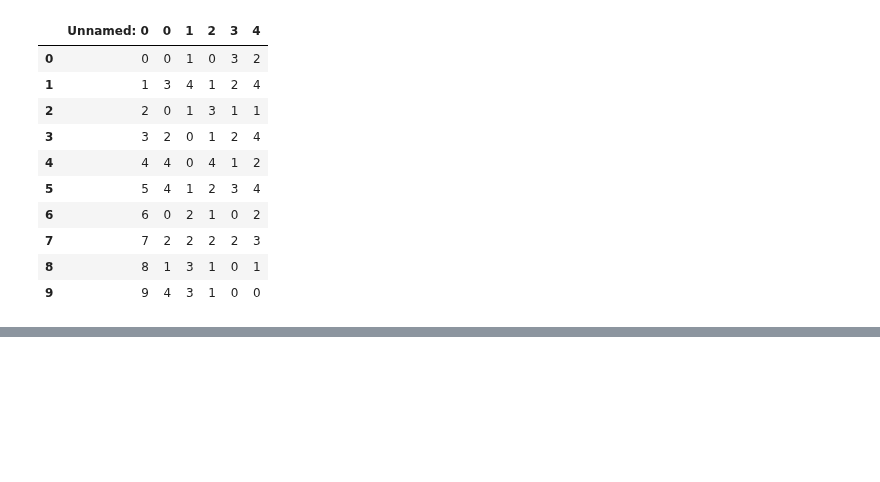
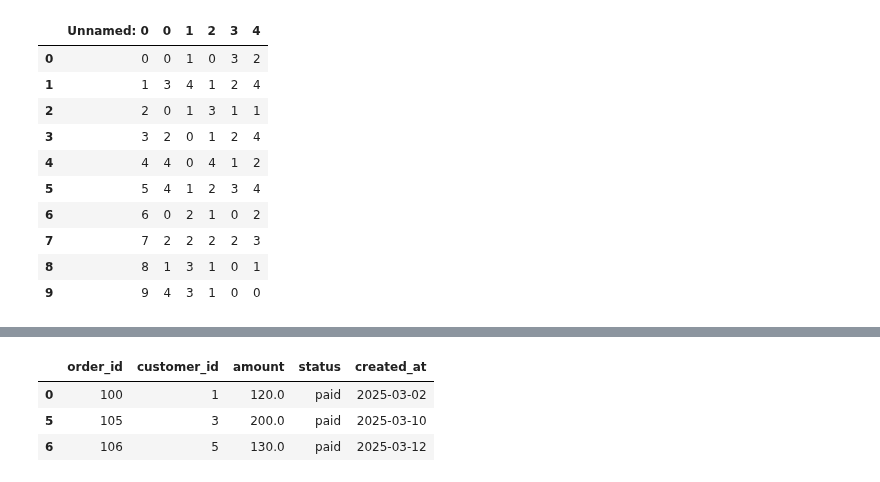
Before and after one commit to dnlmkhlv/ml, a Jupyter notebook: pandas/pandas_tutorial.ipynb, the cells around one changed output, grey strips where cells are left out. Cells and saved outputs as stored; diff of their text form; code cells hidden in the pictures; blank space fills up the shorter version.

```diff
--- a/pandas/pandas_tutorial.ipynb
+++ b/pandas/pandas_tutorial.ipynb
@@ -1010,0 +1073,7 @@ pd.read_excel("foo.xlsx", "Sheet1", index_col=None, na_values=["NA"])
+# %%
+orders[orders["status"] == "paid"][orders["amount"] > 100]
+# %% [output]
+|  | order_id | customer_id | amount | status | created_at |
+| 0 | 100 | 1 | 120.0 | paid | 2025-03-02 |
+| 5 | 105 | 3 | 200.0 | paid | 2025-03-10 |
+| 6 | 106 | 5 | 130.0 | paid | 2025-03-12 |
```
Also changed, not shown: parts of 9 cells of this notebook, 1 other file.
